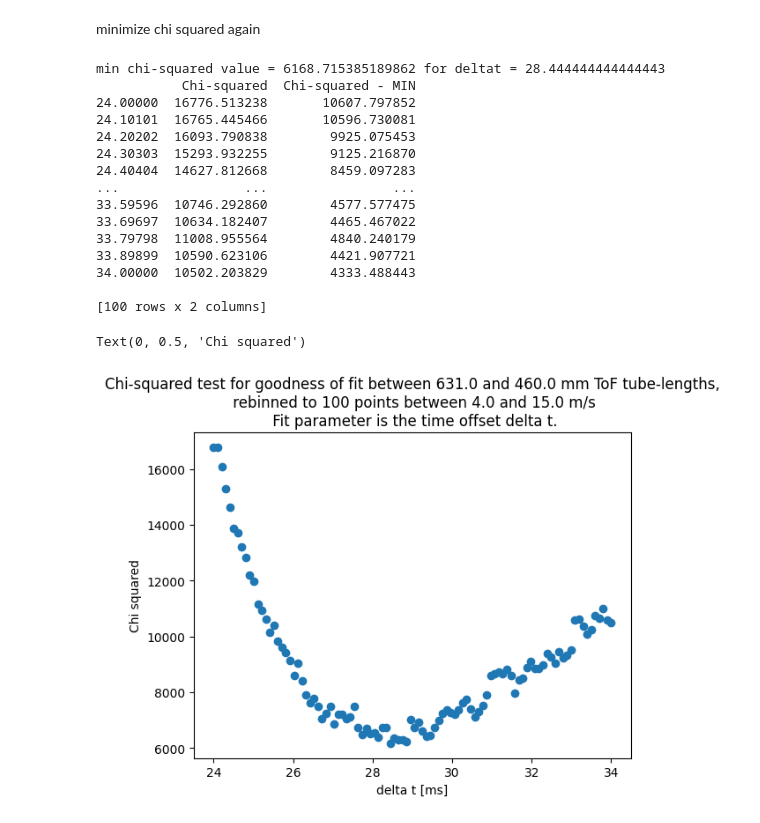
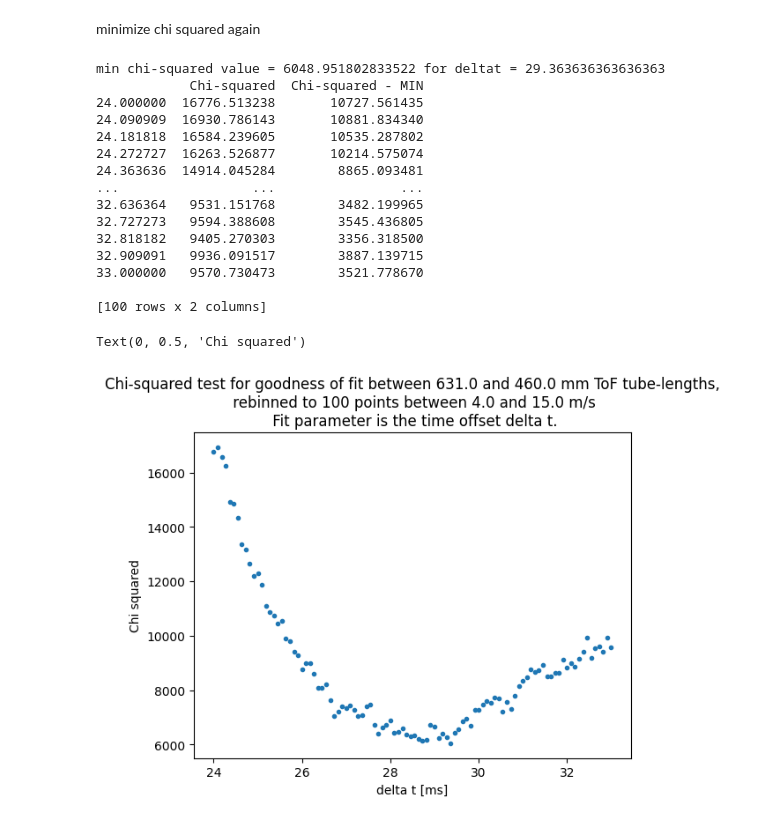
Before and after one commit to felixfisc/qBounce_turbine_sweetspot, a Jupyter notebook: cascade_ToF.ipynb, the cells around one changed output. Drawn from its saved outputs; the diff is of its cells as text; code cells hidden in the pictures.

```diff
--- a/cascade_ToF.ipynb
+++ b/cascade_ToF.ipynb
@@ -775,8 +777,8 @@ def get_raw_velspec(bin_data, bin_darkcounts, s, deltat, labels=None, cut=0, do_
     v_N_multichannel = np.array(v_N_multichannel)
 
     if do_plot == True:
-        plt.plot(v_multichannel[0][cut:None], v_N_multichannel[0][cut:None], label=str(labels[0]), color=colors[0], alpha=0.85**0)
-        plt.plot(v_multichannel[1][cut:None], v_N_multichannel[1][cut:None], label=str(labels[1]), color=colors[1], alpha=0.85**1)
+        for n in range(len(bin_data)):
+            plt.plot(v_multichannel[n][cut:None], v_N_multichannel[n][cut:None], label=str(labels[n]), color=colors[n], alpha=0.85**n)
         plt.xlabel("Velocity [m/s]")
         plt.ylabel("Counts")
         plt.grid(True)
@@ -786,14 +788,21 @@ def get_raw_velspec(bin_data, bin_darkcounts, s, deltat, labels=None, cut=0, do_
 
     return v_multichannel, v_N_multichannel
 
-def get_average(array, method='weighted poisson'):
-    if isinstance(array, list) == False:
+def get_average(array, method='weighted poisson squared'):
+    if isinstance(array, (list, np.ndarray)) == False:
         print("Error: array is not of type 'list'")
         return 0.0, 0.0
     else:
         array = np.array(array)
     if method == 'arithmetic':
         mean = np.mean(array)
+        if mean >= 0.0:
+            err = np.sqrt(mean)
+        else:
+            print(f"Error: sqrt({mean}) is not a real number")
+            err = 0.0
+    elif method == 'sum':
+        mean = np.sum(array)
         if mean >= 0.0:
             err = np.sqrt(mean)
         else:
@@ -836,7 +845,7 @@ print(f"Average = {xaverage}, Error = {xerr}")
 xaverage, xerr = get_average([100, 100, 400], method='weighted poisson squared')
 print(f"Average = {xaverage}, Error = {xerr}")
 
-def rebin_velspec(v_raw, v_N_raw, vmin, vmax, num_bins, labels=None, do_plot=False):
+def rebin_velspec(v_raw, v_N_raw, vmin, vmax, num_bins, labels=None, do_plot=False, average_method='weighted poisson squared'):
     vstep = np.abs(vmax-vmin)/num_bins
     v = np.linspace(vmin, vmax, num=num_bins) # creates new v-axis for rebinning
     v_N = np.zeros((len(v_N_raw), len(v)))
@@ -849,7 +858,7 @@ def rebin_velspec(v_raw, v_N_raw, vmin, vmax, num_bins, labels=None, do_plot=Fal
                 current_v_raw = v_raw[y][j]
                 if current_v_raw >= v[i] and current_v_raw < v[i]+vstep: # if v_raw is in range
                     v_N_inrange.append(v_N_raw[y][j]) # add to list
-            v_N[y][i], v_N_error[y][i] = get_average(v_N_inrange, method='weighted poisson squared')
+            v_N[y][i], v_N_error[y][i] = get_average(v_N_inrange, method=average_method)
             if v_N[y][i] == 0.0 or v_N_error[y][i] == 0.0:
                 print(f"Error: returned 'v_N = 0.0 +- 0.0' for v = {v[i]} m/s")
 
@@ -861,7 +870,7 @@ def rebin_velspec(v_raw, v_N_raw, vmin, vmax, num_bins, labels=None, do_plot=Fal
         plt.ylabel("Counts")
         plt.grid(True)
         plt.legend()
-        plt.title("Rebinned datasets")
+        plt.title(f"Rebinned datasets for {num_bins} points")
         plt.show()
 
     return v, v_N, v_N_error
@@ -880,7 +889,7 @@ def calc_chisqrd(v_N):
 
 
 v_raw, v_N_raw = get_raw_velspec(data_EDM, bin_darkcounts_EDM, sEDM, deltat=28.3, labels=labels_EDM, cut=300, do_plot=True)
-v, v_N, v_N_err = rebin_velspec(v_raw, v_N_raw, 4.0, 15.0, 100, labels=labels_EDM, do_plot=True)
+v, v_N, v_N_err = rebin_velspec(v_raw, v_N_raw, 4.0, 15.0, 200, labels=labels_EDM, do_plot=True, average_method='weighted poisson squared')
 chisqrd = calc_chisqrd(v_N)
 print(f"Chi squared = {chisqrd}")
 # %% [output]
@@ -896,49 +905,52 @@ minimize chi squared again
 vlow = 4.0
 vhigh = 15.0
 numofbins = 100
+dt_low = 24.0
+dt_high = 33.0
+numofdts = 100
 
 
 
-dts = np.linspace(24.0, 34.0, 100)
+dts = np.linspace(dt_low, dt_high, numofdts)
 Chisq = []
 min_chi = 100000.0
 min_t = 0.0
 for deltat in dts:
         v_raw, v_N_raw = get_raw_velspec(data_EDM, bin_darkcounts_EDM, sEDM, deltat=deltat, labels=labels_EDM, cut=300, do_plot=False)
-        v, v_N, v_N_err = rebin_velspec(v_raw, v_N_raw, vlow, vhigh, numofbins, labels=labels_EDM, do_plot=False)
+        v, v_N, v_N_err = rebin_velspec(v_raw, v_N_raw, vlow, vhigh, numofbins, labels=labels_EDM, do_plot=False, average_method='weighted poisson squared')
         chi = calc_chisqrd(v_N)
         Chisq.append(chi)
         if chi < min_chi:
                 min_chi = chi
                 min_t = deltat
 np.array(Chisq)
-ChiUp = Chisq - min_chi
+ChiUp = np.subtract(Chisq, min_chi)
 
 print(f"min chi-squared value = {min_chi} for deltat = {min_t}")
 data = {"Chi-squared": Chisq,
         "Chi-squared - MIN": ChiUp}
 Chitable = pd.DataFrame(data, index= dts)#, columns="Chi-squared")#, "Chi-squared - MIN"])
 print(Chitable)
 
-plt.scatter(dts, Chisq)
+plt.scatter(dts, Chisq, marker='.')
 plt.title(f"Chi-squared test for goodness of fit between {sEDM[0]-8} and {sEDM[1]-8} mm ToF tube-lengths,\n rebinned to {numofbins} points between {vlow} and {vhigh} m/s\n Fit parameter is the time offset delta t.")
 plt.xlabel("delta t [ms]")
 plt.ylabel("Chi squared")
 # %% [output]
-min chi-squared value = 6168.715385189862 for deltat = 28.444444444444443
-           Chi-squared  Chi-squared - MIN
-24.00000  16776.513238       10607.797852
-24.10101  16765.445466       10596.730081
-24.20202  16093.790838        9925.075453
-24.30303  15293.932255        9125.216870
-24.40404  14627.812668        8459.097283
-...                ...                ...
-33.59596  10746.292860        4577.577475
-33.69697  10634.182407        4465.467022
-33.79798  11008.955564        4840.240179
-33.89899  10590.623106        4421.907721
-34.00000  10502.203829        4333.488443
+min chi-squared value = 6048.951802833522 for deltat = 29.363636363636363
+            Chi-squared  Chi-squared - MIN
+24.000000  16776.513238       10727.561435
+24.090909  16930.786143       10881.834340
+24.181818  16584.239605       10535.287802
+24.272727  16263.526877       10214.575074
+24.363636  14914.045284        8865.093481
+...                 ...                ...
+32.636364   9531.151768        3482.199965
+32.727273   9594.388608        3545.436805
+32.818182   9405.270303        3356.318500
+32.909091   9936.091517        3887.139715
+33.000000   9570.730473        3521.778670
 
 [100 rows x 2 columns]
 Text(0, 0.5, 'Chi squared')
-[figure, old version]
+[figure, new version]
```
Also changed, not shown: parts of 5 cells of this notebook.
